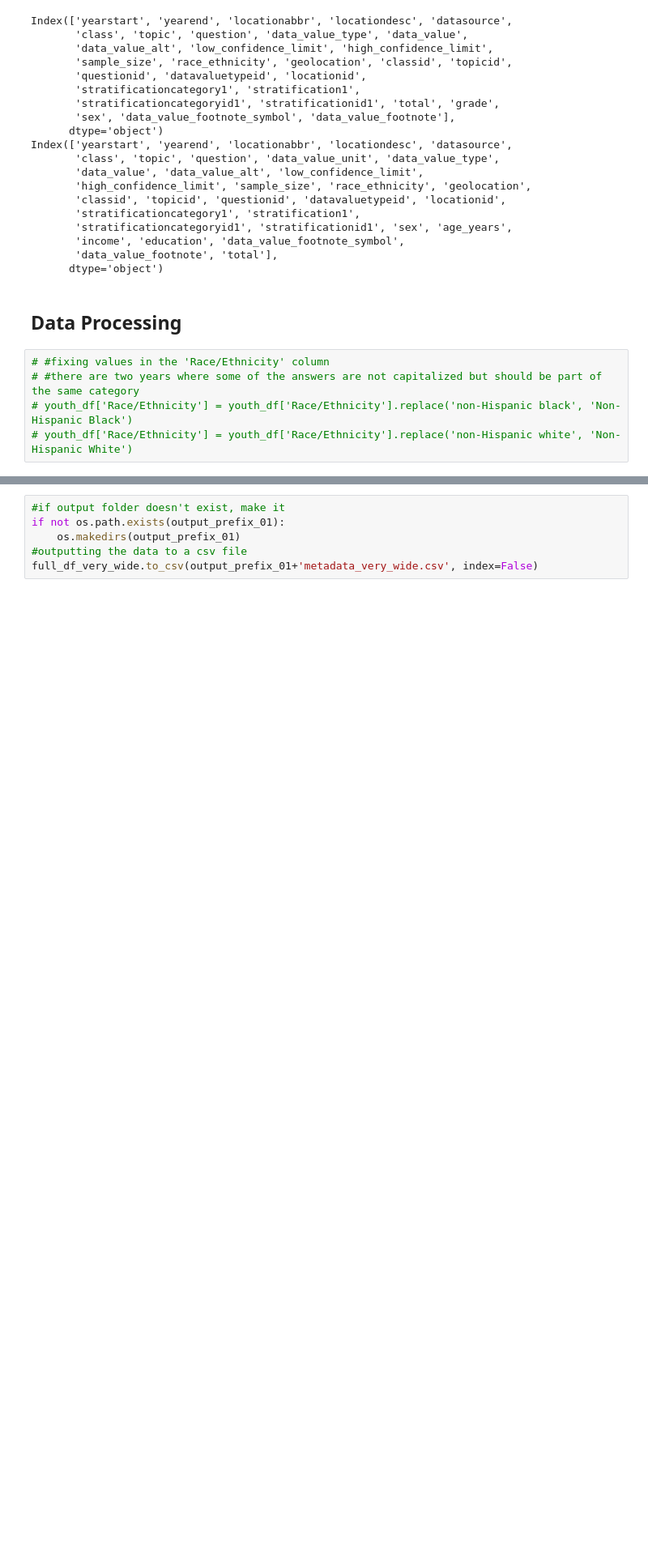
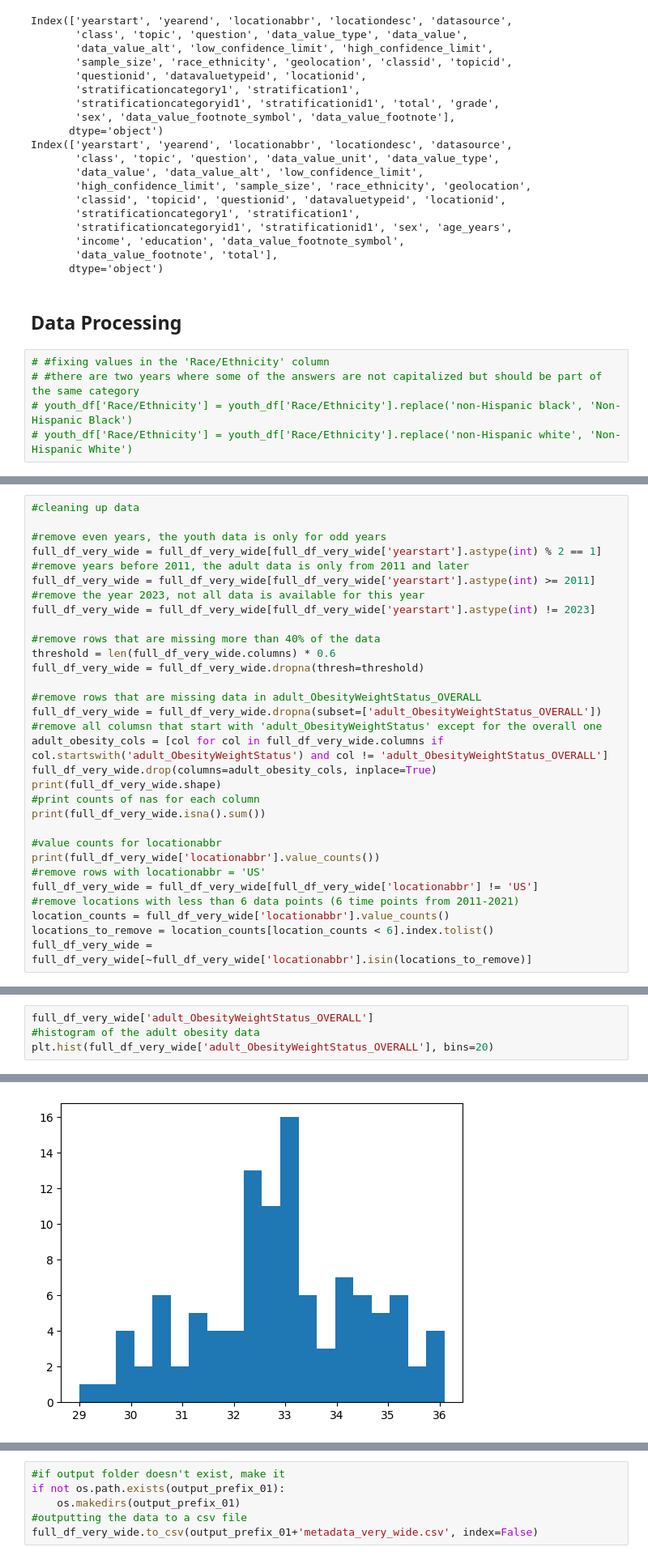
Before and after one commit to Daxton-Furniss/BMI6114-DL-Final-Project, a Jupyter notebook: 01_data_processing.ipynb, the cells around one changed output, grey strips where cells are left out. Shown at 81% size. Saved outputs shown, nothing was run; the diff lists cells and outputs as text; blank space fills up the shorter version.

```diff
--- a/01_data_processing.ipynb
+++ b/01_data_processing.ipynb
@@ -118,0 +148,31 @@ full_df_very_wide.head()
+# %%
+#cleaning up data
+
+#remove even years, the youth data is only for odd years
+full_df_very_wide = full_df_very_wide[full_df_very_wide['yearstart'].astype(int) % 2 == 1]
+#remove years before 2011, the adult data is only from 2011 and later
+full_df_very_wide = full_df_very_wide[full_df_very_wide['yearstart'].astype(int) >= 2011]
+#remove the year 2023, not all data is available for this year
+full_df_very_wide = full_df_very_wide[full_df_very_wide['yearstart'].astype(int) != 2023]
+
+#remove rows that are missing more than 40% of the data
+threshold = len(full_df_very_wide.columns) * 0.6
+full_df_very_wide = full_df_very_wide.dropna(thresh=threshold)
+
+#remove rows that are missing data in adult_ObesityWeightStatus_OVERALL
+full_df_very_wide = full_df_very_wide.dropna(subset=['adult_ObesityWeightStatus_OVERALL'])
+#remove all columsn that start with 'adult_ObesityWeightStatus' except for the overall one
+adult_obesity_cols = [col for col in full_df_very_wide.columns if col.startswith('adult_ObesityWeightStatus') and col != 'adult_ObesityWeightStatus_OVERALL']
+full_df_very_wide.drop(columns=adult_obesity_cols, inplace=True)
+print(full_df_very_wide.shape)
+#print counts of nas for each column
+print(full_df_very_wide.isna().sum())
+
+#value counts for locationabbr
+print(full_df_very_wide['locationabbr'].value_counts())
+#remove rows with locationabbr = 'US'
+full_df_very_wide = full_df_very_wide[full_df_very_wide['locationabbr'] != 'US']
+#remove locations with less than 6 data points (6 time points from 2011-2021)
+location_counts = full_df_very_wide['locationabbr'].value_counts()
+locations_to_remove = location_counts[location_counts < 6].index.tolist()
+full_df_very_wide = full_df_very_wide[~full_df_very_wide['locationabbr'].isin(locations_to_remove)]
@@ -118,0 +197,5 @@ full_df_very_wide.head()
+# %%
+full_df_very_wide['adult_ObesityWeightStatus_OVERALL']
+#histogram of the adult obesity data
+plt.hist(full_df_very_wide['adult_ObesityWeightStatus_OVERALL'], bins=20)
+# %% [output]
@@ -118,0 +208 @@ full_df_very_wide.head()
+[figure, added]
```
Also changed, not shown: parts of 6 cells of this notebook.
